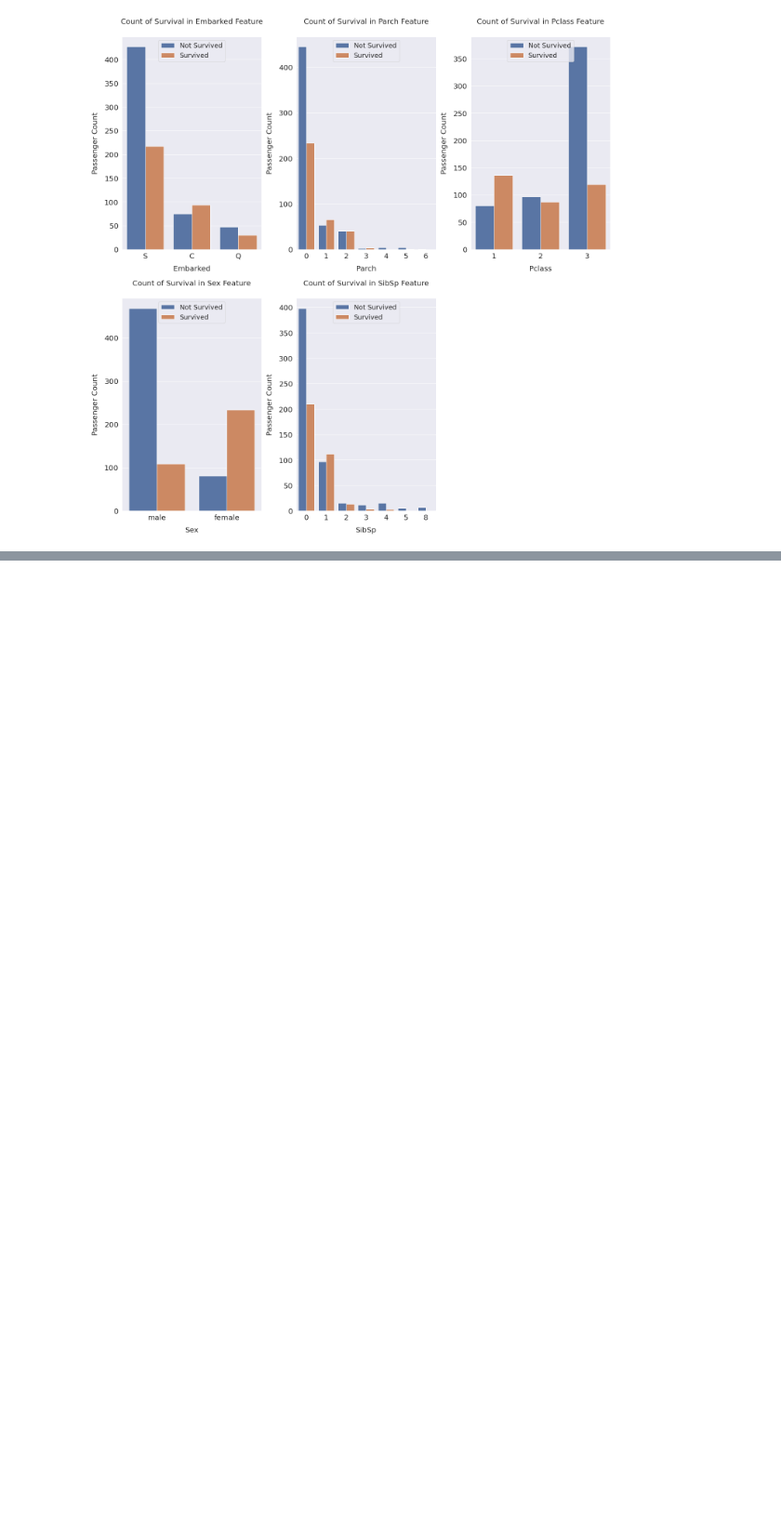
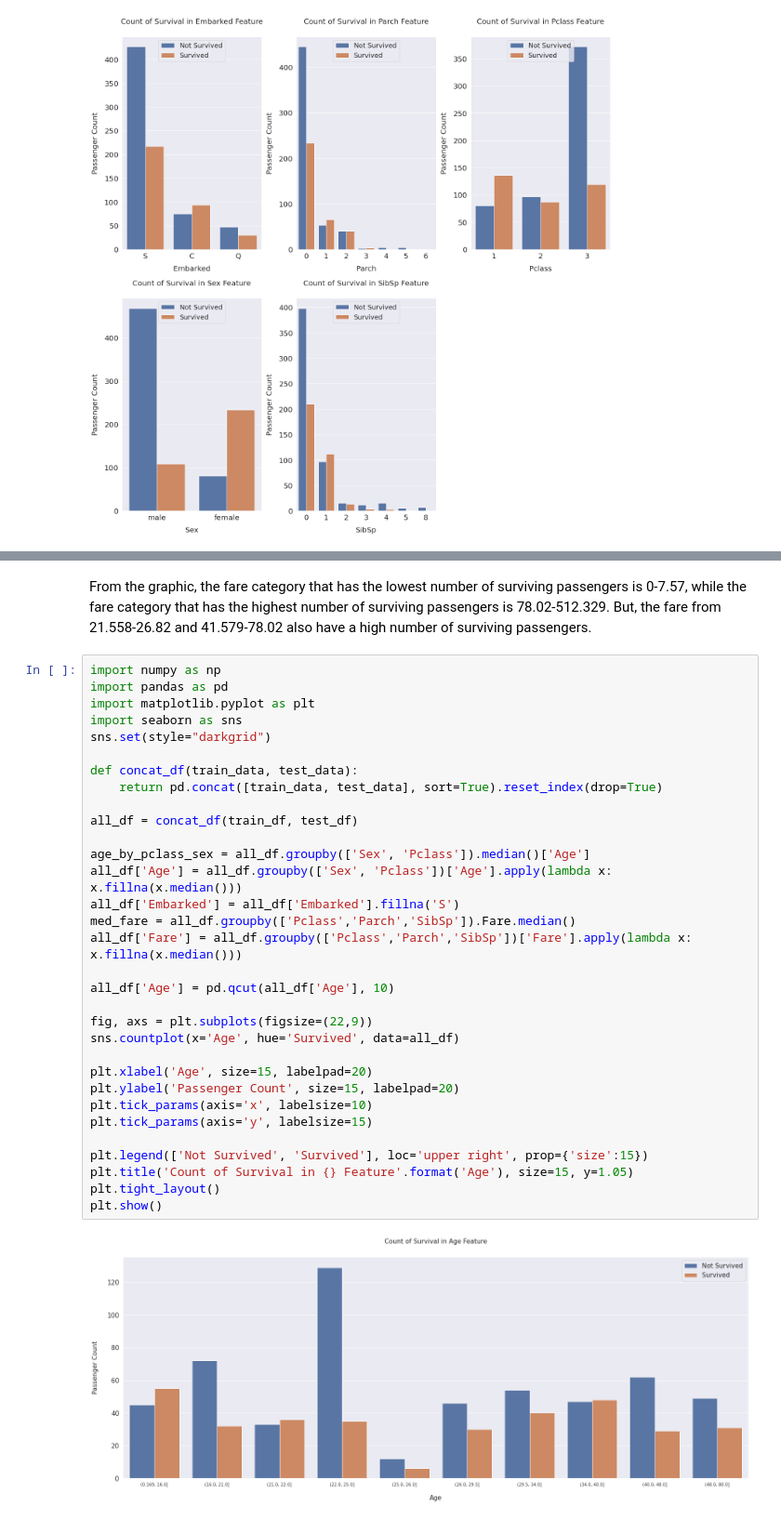
Before and after one commit to jihanfarah/Titanic-Machine-Learning, a Jupyter notebook: Titanic.ipynb, the cells around one changed output, grey strips where cells are left out. Shown: that part at 93% size. Cells and saved outputs as stored; diff of their text form; blank space fills up the shorter version.

```diff
--- a/Titanic.ipynb
+++ b/Titanic.ipynb
@@ -481,0 +310,36 @@ random_forest.fit(X_train, y_train)
+# %% [markdown]
+From the graphic, the fare category that has the lowest number of surviving passengers is 0-7.57, while the fare category that has the highest number of surviving passengers is 78.02-512.329. But, the fare from 21.558-26.82 and 41.579-78.02 also have a high number of surviving passengers.
+# %%
+import numpy as np
+import pandas as pd
+import matplotlib.pyplot as plt
+import seaborn as sns
+sns.set(style="darkgrid")
+
+def concat_df(train_data, test_data):
+    return pd.concat([train_data, test_data], sort=True).reset_index(drop=True)
+
+all_df = concat_df(train_df, test_df)
+
+age_by_pclass_sex = all_df.groupby(['Sex', 'Pclass']).median()['Age']
+all_df['Age'] = all_df.groupby(['Sex', 'Pclass'])['Age'].apply(lambda x: x.fillna(x.median()))
+all_df['Embarked'] = all_df['Embarked'].fillna('S')
+med_fare = all_df.groupby(['Pclass','Parch','SibSp']).Fare.median()
+all_df['Fare'] = all_df.groupby(['Pclass','Parch','SibSp'])['Fare'].apply(lambda x: x.fillna(x.median()))
+
+all_df['Age'] = pd.qcut(all_df['Age'], 10)
+
+fig, axs = plt.subplots(figsize=(22,9))
+sns.countplot(x='Age', hue='Survived', data=all_df)
+
+plt.xlabel('Age', size=15, labelpad=20)
+plt.ylabel('Passenger Count', size=15, labelpad=20)
+plt.tick_params(axis='x', labelsize=10)
+plt.tick_params(axis='y', labelsize=15)
+
+plt.legend(['Not Survived', 'Survived'], loc='upper right', prop={'size':15})
+plt.title('Count of Survival in {} Feature'.format('Age'), size=15, y=1.05)
+plt.tight_layout()
+plt.show()
+# %% [output]
+[figure, added]
```
Also changed, not shown: parts of 53 cells of this notebook.
